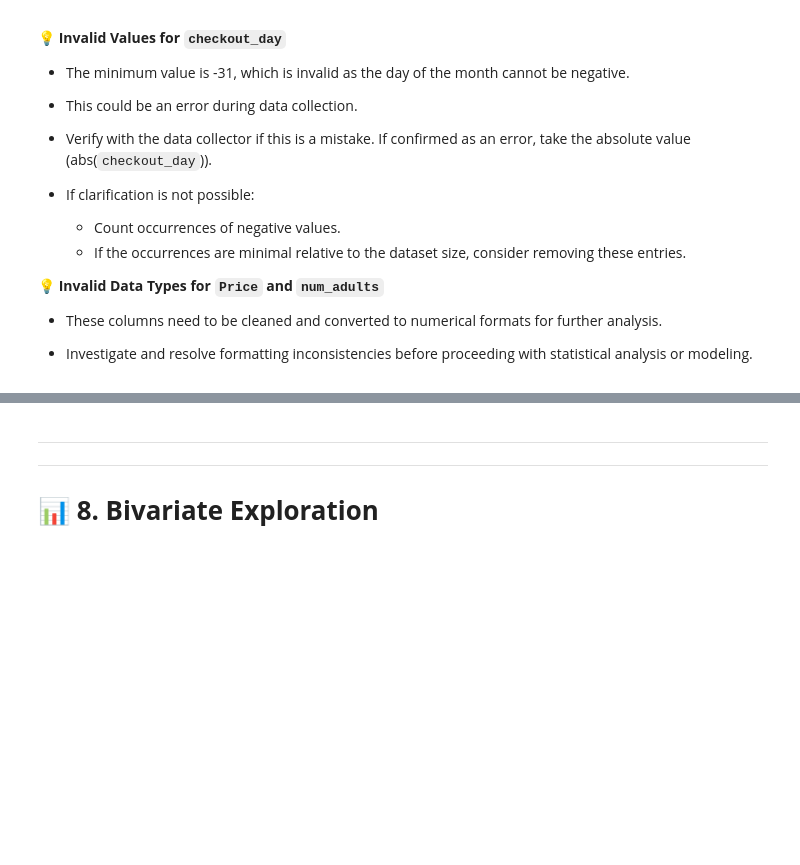
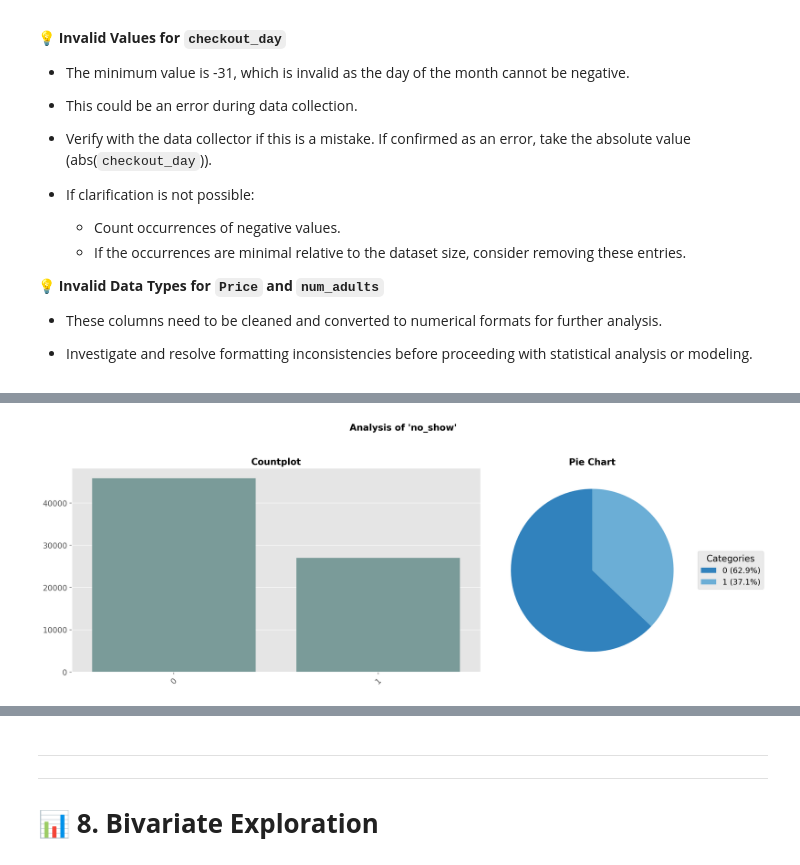
Before and after one commit to JoelNgiamKeeYong/aiap-ta-2024, a Jupyter notebook: eda.ipynb, the cells around one changed output, grey strips where cells are left out. Saved outputs shown, nothing was run; the diff lists cells and outputs as text; code cells hidden in the pictures; blank space fills up the shorter version.

```diff
--- a/eda.ipynb
+++ b/eda.ipynb
@@ -432,0 +1590,2 @@ df.head(1)
+# %%
+df_cleaned = remove_missing_rows(df_cleaned, column_name='price')
@@ -432,0 +1735,2 @@ df.head(1)
+# %%
+df_cleaned['platform'] = df_cleaned['platform'].astype('category')  # Convert to categorical type for better memory efficiency and performance.
@@ -432,0 +1785,11 @@ df.head(1)
+# %%
+# Do not create function for this as it is a simple mapping and probably wont be used again
+
+mapping = {
+    "one": 1,
+    "two": 2,
+    # Add more mappings if necessary
+}
+
+# Apply the mapping and convert to integer
+df_cleaned['num_adults'] = df_cleaned['num_adults'].replace(mapping).astype('int64').astype('category')
@@ -432,0 +1842,3 @@ df.head(1)
+# %%
+df_cleaned['num_children'] = df_cleaned['num_children'].astype('int64')  # Convert to int64 to remove decimals
+df_cleaned['num_children'] = df_cleaned['num_children'].astype('category')  # Convert to category
@@ -432,0 +2168,4 @@ df.head(1)
+# %%
+analyse_column_graphical(df_cleaned, 'no_show')
+# %% [output]
+[figure, added]
```
Also changed, not shown: parts of 205 cells of this notebook, 5 other files.
